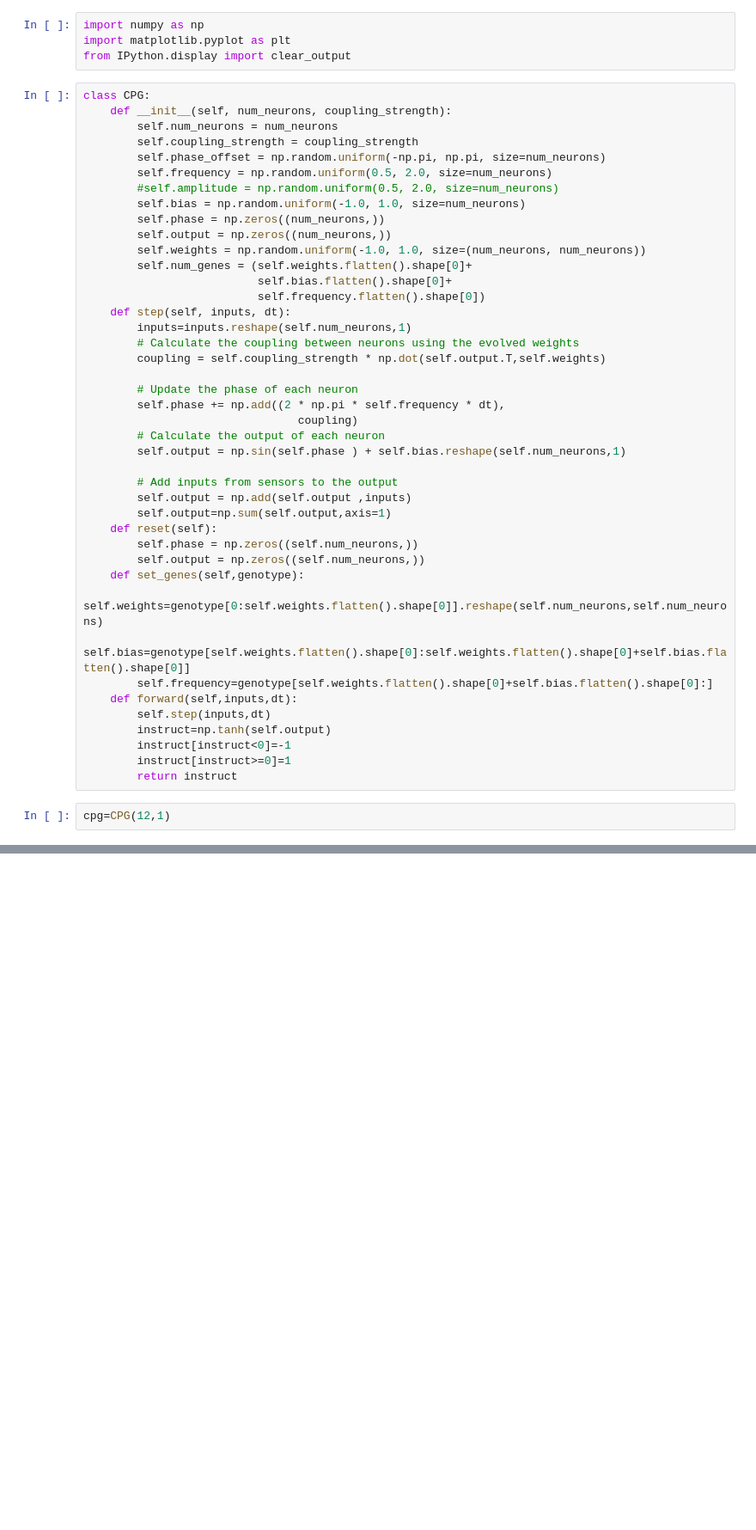
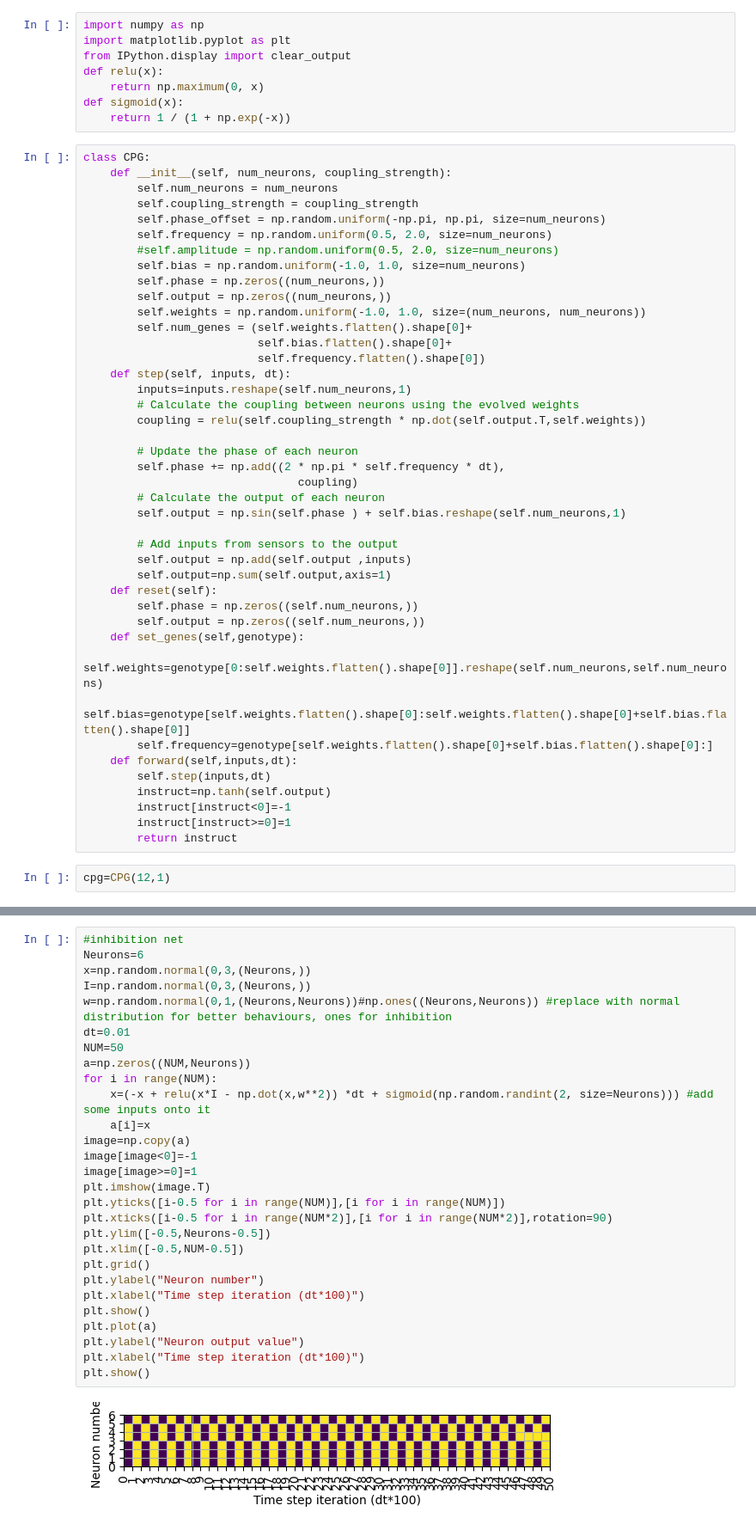
Before and after one commit to shepai/Chaos-Robotics, a Jupyter notebook: Simulation/cpg.ipynb, the cells around one changed output, grey strips where cells are left out. Shown at 86% size. Saved outputs shown, nothing was run; the diff lists cells and outputs as text; blank space fills up the shorter version.

```diff
--- a/Simulation/cpg.ipynb
+++ b/Simulation/cpg.ipynb
@@ -2,6 +2,10 @@
 import numpy as np
 import matplotlib.pyplot as plt
 from IPython.display import clear_output
+def relu(x):
+    return np.maximum(0, x)
+def sigmoid(x):
+    return 1 / (1 + np.exp(-x))
 # %%
 class CPG:
     def __init__(self, num_neurons, coupling_strength):
@@ -20,7 +24,7 @@ class CPG:
     def step(self, inputs, dt):
         inputs=inputs.reshape(self.num_neurons,1)
         # Calculate the coupling between neurons using the evolved weights
-        coupling = self.coupling_strength * np.dot(self.output.T,self.weights)
+        coupling = relu(self.coupling_strength * np.dot(self.output.T,self.weights))
 
         # Update the phase of each neuron
         self.phase += np.add((2 * np.pi * self.frequency * dt),
@@ -111 +115,31 @@ plt.show()
 [figure]
+# %%
+#inhibition net
+Neurons=6
+x=np.random.normal(0,3,(Neurons,))
+I=np.random.normal(0,3,(Neurons,))
+w=np.random.normal(0,1,(Neurons,Neurons))#np.ones((Neurons,Neurons)) #replace with normal distribution for better behaviours, ones for inhibition
+dt=0.01
+NUM=50
+a=np.zeros((NUM,Neurons))
+for i in range(NUM):
+    x=(-x + relu(x*I - np.dot(x,w**2)) *dt + sigmoid(np.random.randint(2, size=Neurons))) #add some inputs onto it
+    a[i]=x
+image=np.copy(a)
+image[image<0]=-1
+image[image>=0]=1
+plt.imshow(image.T)
+plt.yticks([i-0.5 for i in range(NUM)],[i for i in range(NUM)])
+plt.xticks([i-0.5 for i in range(NUM*2)],[i for i in range(NUM*2)],rotation=90)
+plt.ylim([-0.5,Neurons-0.5])
+plt.xlim([-0.5,NUM-0.5])
+plt.grid()
+plt.ylabel("Neuron number")
+plt.xlabel("Time step iteration (dt*100)")
+plt.show()
+plt.plot(a)
+plt.ylabel("Neuron output value")
+plt.xlabel("Time step iteration (dt*100)")
+plt.show()
+# %% [output]
+[figure, added]
```
Also changed, not shown: parts of 2 cells of this notebook.
